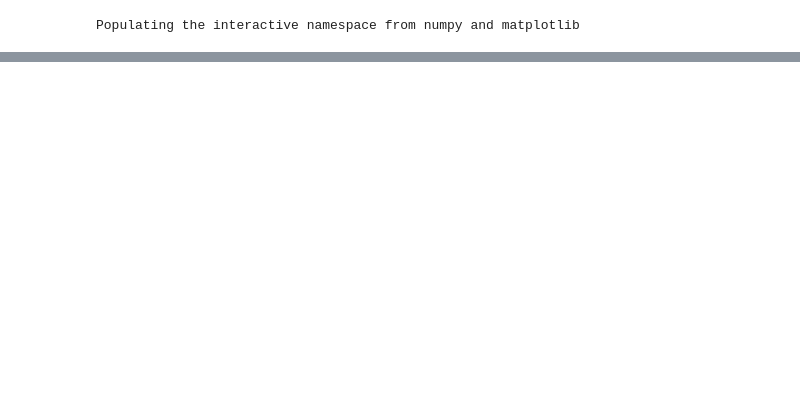
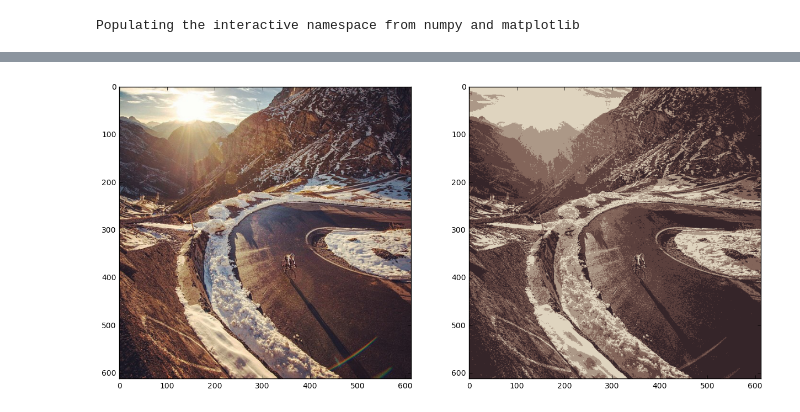
Before and after one commit to smalec/data-exploration, a Jupyter notebook: blagwa/ProblemSet3/Problem4.ipynb, the cells around one changed output, grey strips where cells are left out. Cells and saved outputs as stored; diff of their text form; code cells hidden in the pictures; blank space fills up the shorter version.

```diff
--- a/blagwa/ProblemSet3/Problem4.ipynb
+++ b/blagwa/ProblemSet3/Problem4.ipynb
@@ -46,0 +55,4 @@ imshow(flatten_image)
+# %%
+print_images("image2.jpg", 5, 15)
+# %% [output]
+[figure, added]
```
Also changed, not shown: parts of 6 cells of this notebook, 9 other files.
